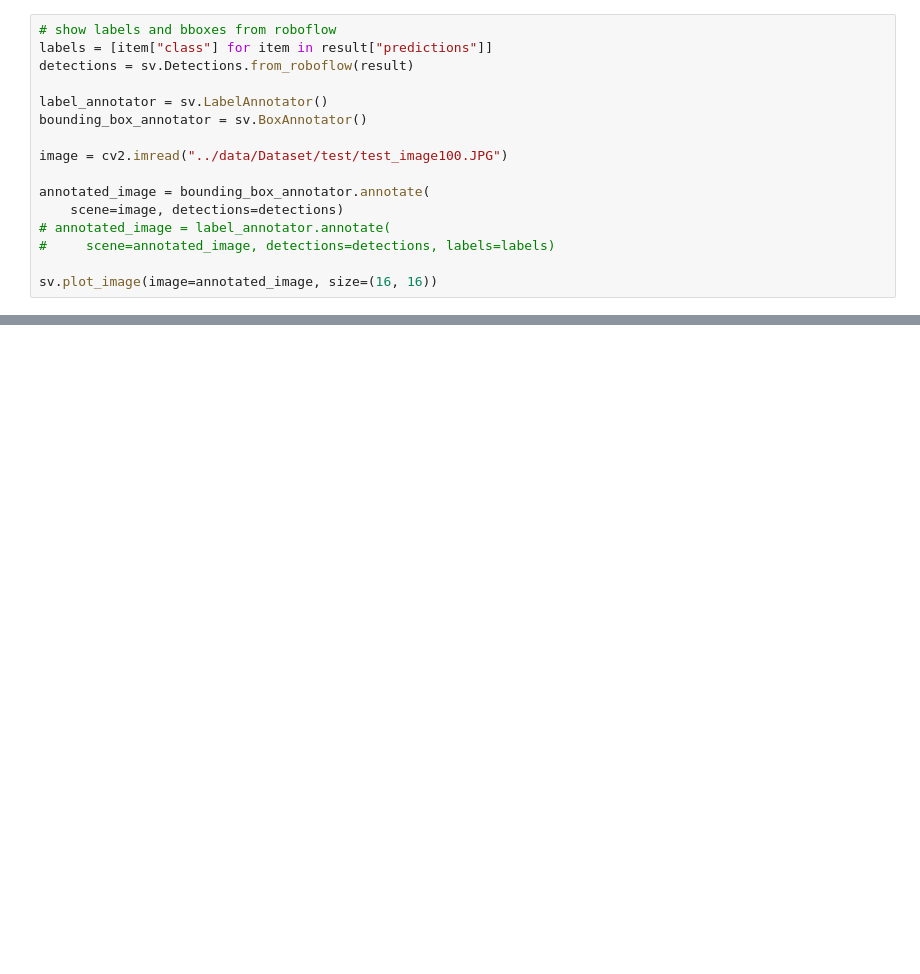
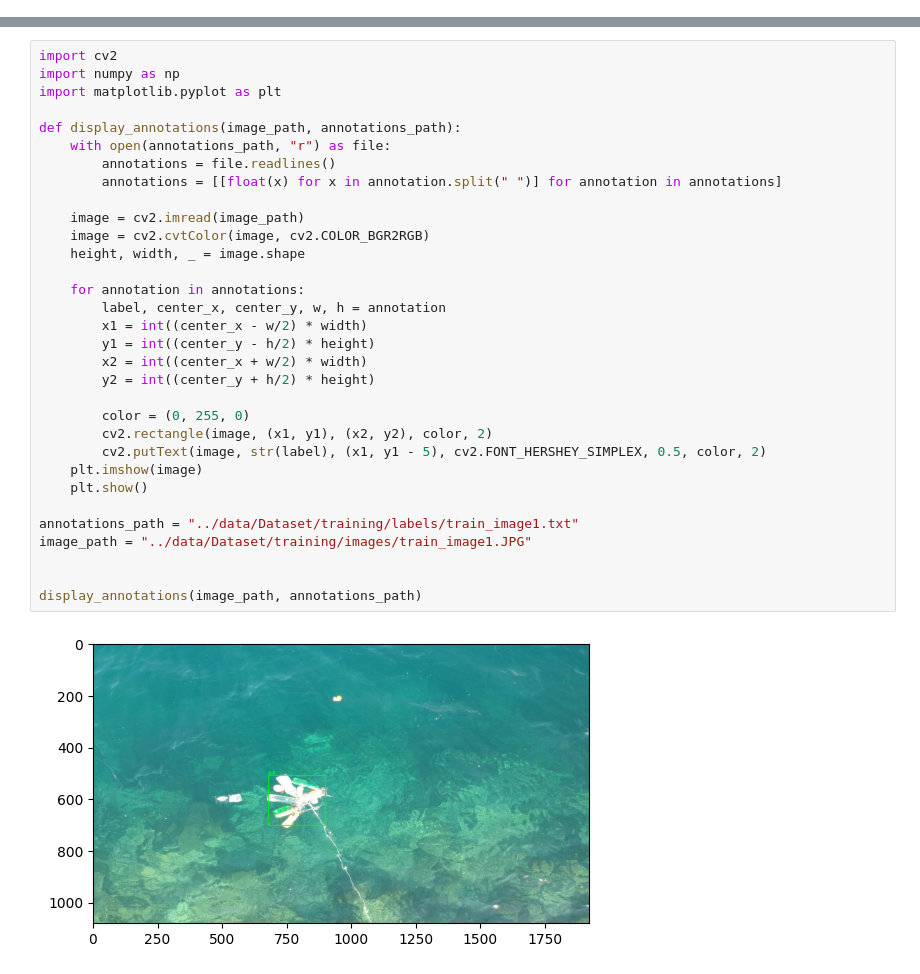
Before and after one commit to IgorCzudy/Trash-detection-, a Jupyter notebook: src/yolo.ipynb, the cells around one changed output, grey strips where cells are left out. Cells and saved outputs as stored; diff of their text form; blank space fills up the shorter version.

Commit message:
feat: prepare dataset for yolo training

```diff
--- a/src/yolo.ipynb
+++ b/src/yolo.ipynb
@@ -137,16 +0,0 @@ NameError: name 'merged_rectangles' is not defined
-# %%
-# show labels and bboxes from roboflow
-labels = [item["class"] for item in result["predictions"]]
-detections = sv.Detections.from_roboflow(result)
-
-label_annotator = sv.LabelAnnotator()
-bounding_box_annotator = sv.BoxAnnotator()
-
-image = cv2.imread("../data/Dataset/test/test_image100.JPG")
-
-annotated_image = bounding_box_annotator.annotate(
-    scene=image, detections=detections)
-# annotated_image = label_annotator.annotate(
-#     scene=annotated_image, detections=detections, labels=labels)
-
-sv.plot_image(image=annotated_image, size=(16, 16))
@@ -224,0 +42,34 @@ plt.imshow(image)
+# %%
+import cv2
+import numpy as np
+import matplotlib.pyplot as plt
+
+def display_annotations(image_path, annotations_path):
+    with open(annotations_path, "r") as file:
+        annotations = file.readlines()
+        annotations = [[float(x) for x in annotation.split(" ")] for annotation in annotations]
+
+    image = cv2.imread(image_path)
+    image = cv2.cvtColor(image, cv2.COLOR_BGR2RGB)
+    height, width, _ = image.shape
+
+    for annotation in annotations:
+        label, center_x, center_y, w, h = annotation
+        x1 = int((center_x - w/2) * width)
+        y1 = int((center_y - h/2) * height)
+        x2 = int((center_x + w/2) * width)
+        y2 = int((center_y + h/2) * height)
+
+        color = (0, 255, 0)
+        cv2.rectangle(image, (x1, y1), (x2, y2), color, 2)
+        cv2.putText(image, str(label), (x1, y1 - 5), cv2.FONT_HERSHEY_SIMPLEX, 0.5, color, 2)
+    plt.imshow(image)
+    plt.show()
+
+annotations_path = "../data/Dataset/training/labels/train_image1.txt"
+image_path = "../data/Dataset/training/images/train_image1.JPG"
+
+
+display_annotations(image_path, annotations_path)
+# %% [output]
+[figure, added]
```
Also changed, not shown: parts of 13 cells of this notebook, 3 other files.
